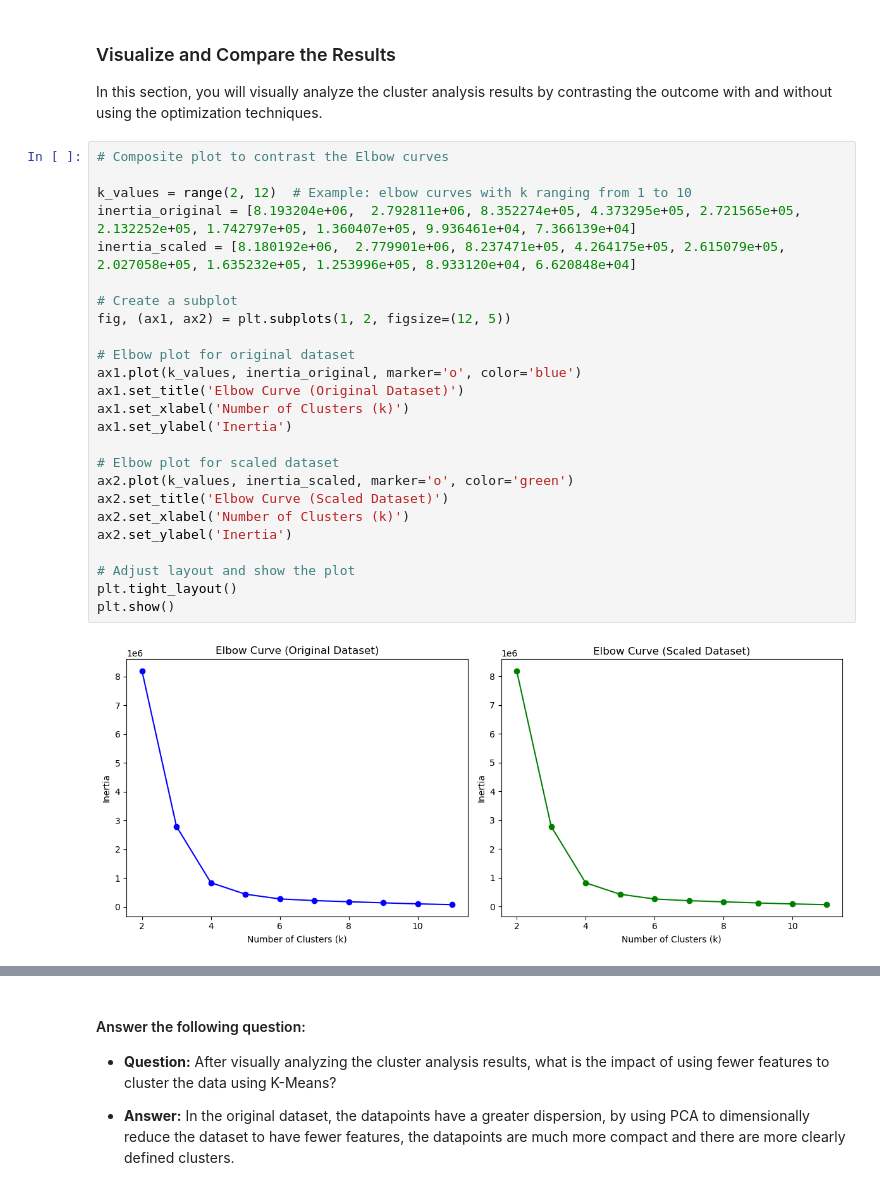
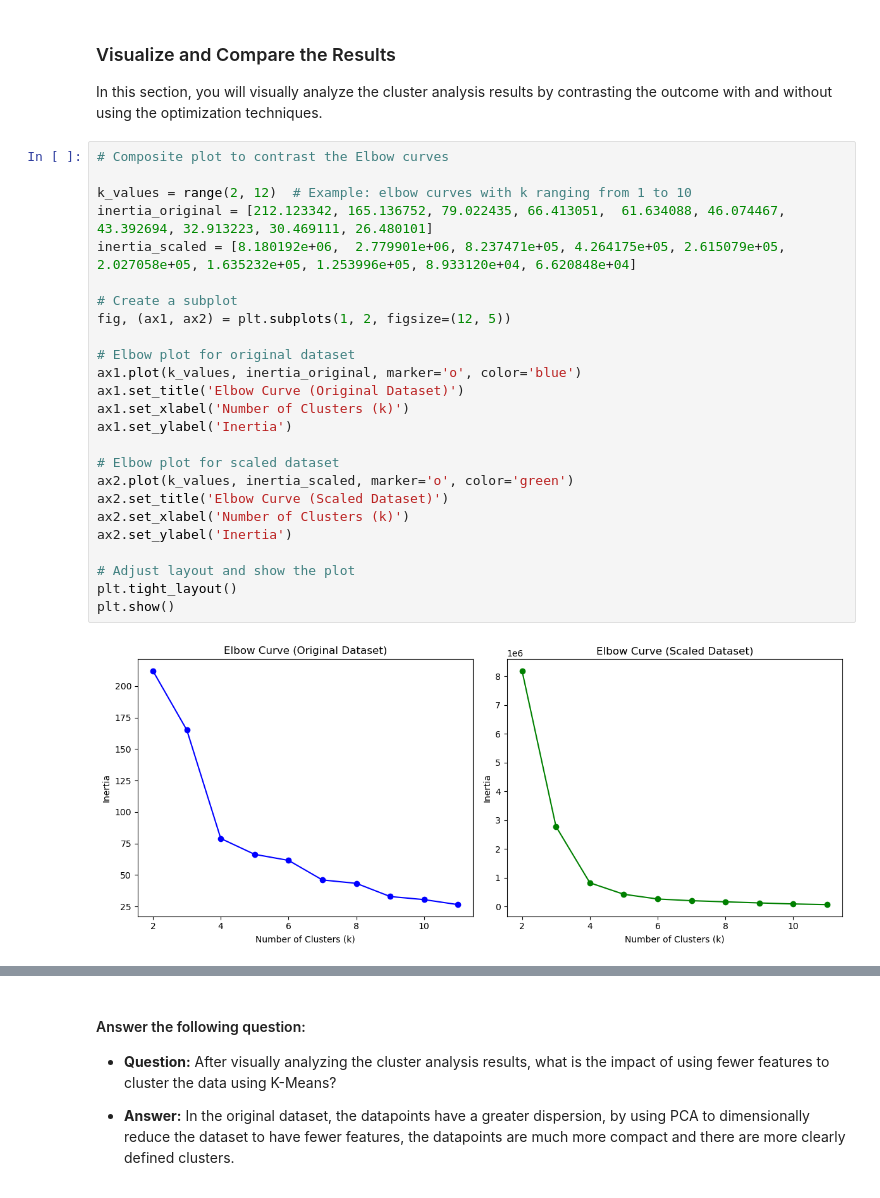
Before and after one commit to hannahlashwayyy/CryptoClustering, a Jupyter notebook: Crypto_Clustering_starter_code.ipynb, the cells around one changed output, grey strips where cells are left out. Drawn from its saved outputs; the diff is of its cells as text.

```diff
--- a/Crypto_Clustering_starter_code.ipynb
+++ b/Crypto_Clustering_starter_code.ipynb
@@ -507,30 +507,30 @@ In this section, you will visually analyze the cluster analysis results by contr
 # %%
 # Composite plot to contrast the Elbow curves
 
 k_values = range(2, 12)  # Example: elbow curves with k ranging from 1 to 10
-inertia_original = [8.193204e+06,  2.792811e+06, 8.352274e+05, 4.373295e+05, 2.721565e+05, 2.132252e+05, 1.742797e+05, 1.360407e+05, 9.936461e+04, 7.366139e+04]
+inertia_original = [212.123342, 165.136752, 79.022435, 66.413051,  61.634088, 46.074467, 43.392694, 32.913223, 30.469111, 26.480101]
 inertia_scaled = [8.180192e+06,  2.779901e+06, 8.237471e+05, 4.264175e+05, 2.615079e+05, 2.027058e+05, 1.635232e+05, 1.253996e+05, 8.933120e+04, 6.620848e+04]
 
 # Create a subplot
 fig, (ax1, ax2) = plt.subplots(1, 2, figsize=(12, 5))
 
 # Elbow plot for original dataset
 ax1.plot(k_values, inertia_original, marker='o', color='blue')
 ax1.set_title('Elbow Curve (Original Dataset)')
 ax1.set_xlabel('Number of Clusters (k)')
 ax1.set_ylabel('Inertia')
 
 # Elbow plot for scaled dataset
 ax2.plot(k_values, inertia_scaled, marker='o', color='green')
 ax2.set_title('Elbow Curve (Scaled Dataset)')
 ax2.set_xlabel('Number of Clusters (k)')
 ax2.set_ylabel('Inertia')
 
 # Adjust layout and show the plot
 plt.tight_layout()
 plt.show()
 # %% [output]
-[figure, old version]
+[figure, new version]
 # %%
 # Composite plot to contrast the clusters
 # Assuming 'clusters' contains the K-Means labels for df_copy and df_pca_copy
```
Also changed, not shown: parts of 15 cells of this notebook.
